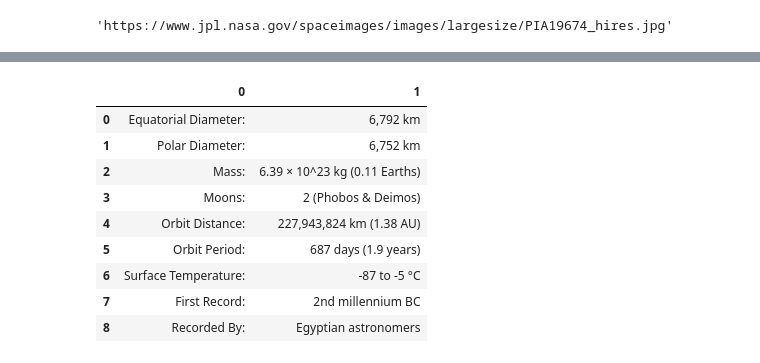
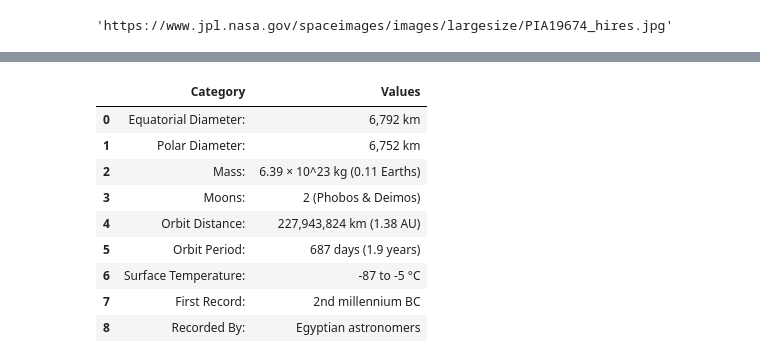
Before and after one commit to RonaldClarke/web-scraping-challenge, a Jupyter notebook: Mission_to_Mars/Mission_to_Mars.ipynb, the cells around one changed output, grey strips where cells are left out. Saved outputs shown, nothing was run; the diff lists cells and outputs as text; code cells hidden in the pictures.

```diff
--- a/Mission_to_Mars/Mission_to_Mars.ipynb
+++ b/Mission_to_Mars/Mission_to_Mars.ipynb
@@ -86,9 +86,10 @@ table
  8          Recorded By:           Egyptian astronomers]
 # %%
 facts_df = table[0]
+facts_df.columns = ["Category", "Values"]
 facts_df
 # %% [output]
-|  | 0 | 1 |
+|  | Category | Values |
 | 0 | Equatorial Diameter: | 6,792 km |
 | 1 | Polar Diameter: | 6,752 km |
 | 2 | Mass: | 6.39 × 10^23 kg (0.11 Earths) |
```
Also changed, not shown: parts of 7 cells of this notebook.
